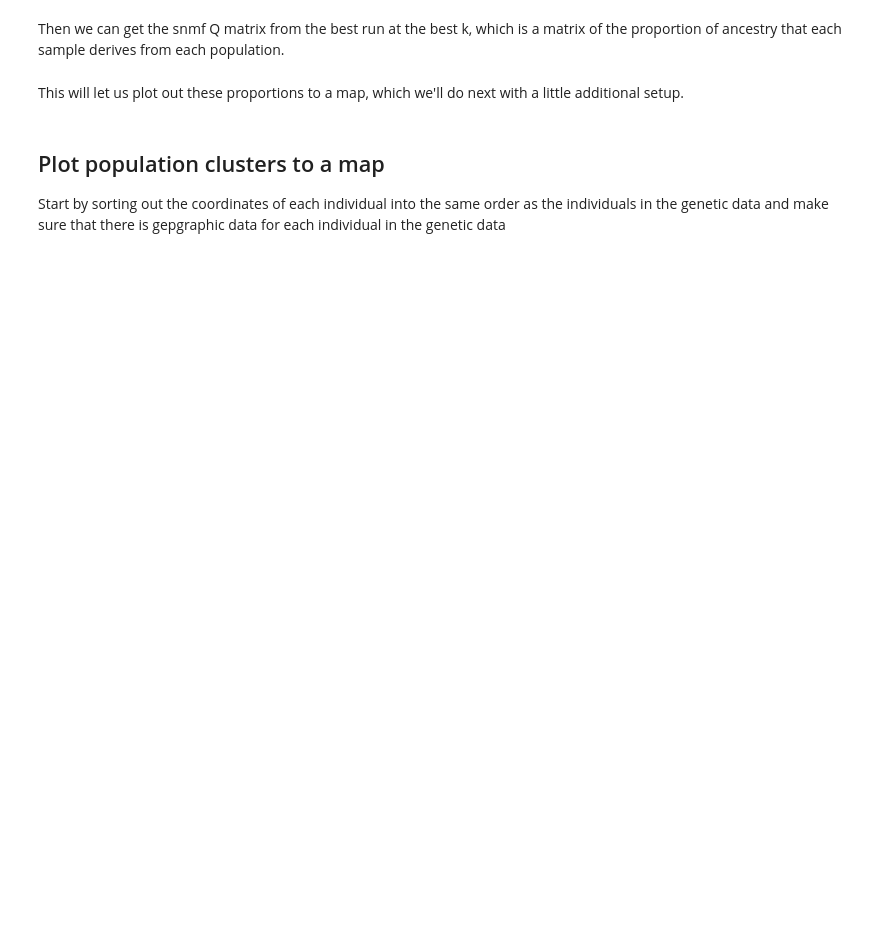
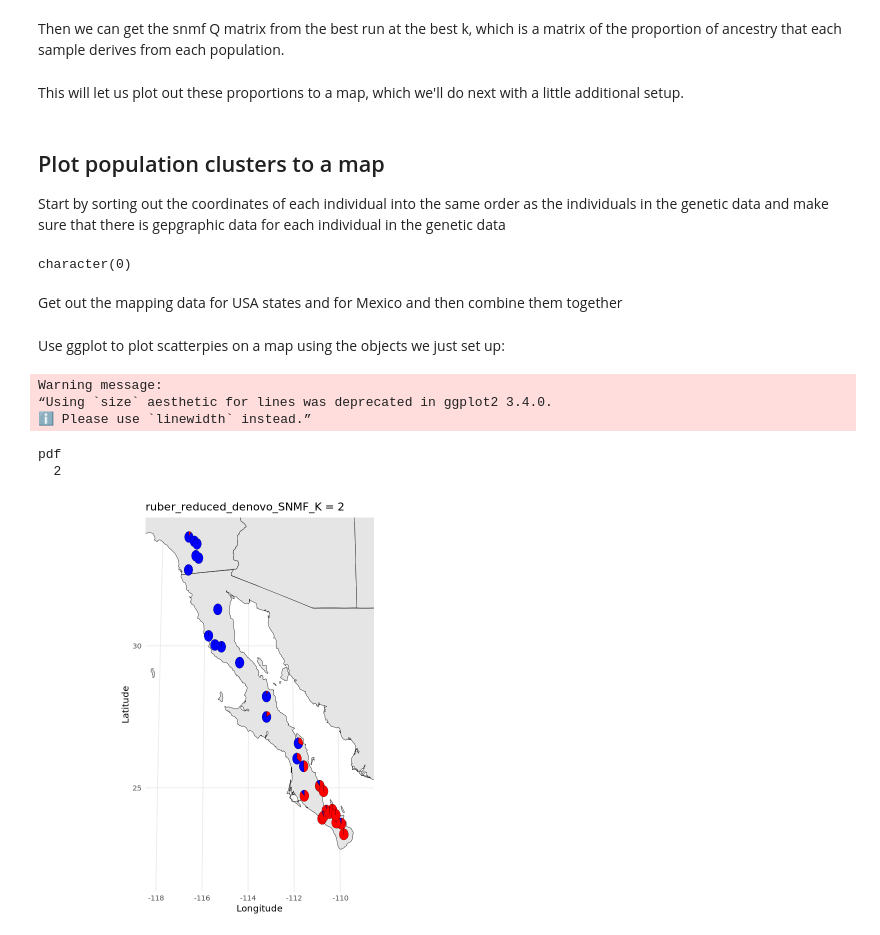
Before and after one commit to wyoibc/RADseq_cloud_learn, a Jupyter notebook: popstructR.ipynb, the cells around one changed output. Cells and saved outputs as stored; diff of their text form; code cells hidden in the pictures; blank space fills up the shorter version.

```diff
--- a/popstructR.ipynb
+++ b/popstructR.ipynb
@@ -253,7 +284,7 @@ Start by sorting out the coordinates of each individual into the same order as t
 # %%
 # Get individual names for the genetic data from the vcf file, read in as gendata above - individuals will be in the same order in all genetic data files output by ipyrad
 
-
+ind_names <- rownames(gendata@tab)
 
 ind_names[which(!ind_names %in% coords[,"Field.No."])] # check if there are any individuals not in the coordinates
 # match up the coordinates to the order of the individuals from snmf
@@ -262,5 +293,38 @@ snmf_coords<-coords[match_coords,]
 
 # get the coordinate and admix data into a single dataframe to plot out these proportions on a map
 for_pies <- cbind(snmf_coords, admix)
+# %% [output]
+character(0)
+# %% [markdown]
+Get out the mapping data for USA states and for Mexico and then combine them together
 # %%
-rownames(gendata@tab)
+states <- map_data("state") # US states data
+mex <- map_data("worldHires", "Mexico") # Mexico data
+mex$group <- mex$group + max(states$group) # have to do this to get rid of weird lines that show up otherwise because of groups in Mexico already being group numbers in states
+to_map <- rbind(states, mex) # combine these together
+# %% [markdown]
+Use ggplot to plot scatterpies on a map using the objects we just set up:
+# %%
+snmf_plot <- ggplot(to_map, aes(long, lat, group = group)) + # map out the US & Mexico
+  geom_polygon(data = to_map, fill = "grey90", color = "black", size = 0.2) + # make them polygons
+  geom_scatterpie(data = for_pies, aes(x=Longitude, y=Latitude, group = Field.No., r = 0.2), cols = grep("^V", colnames(for_pies), value = TRUE), size = 0.1) + # plot the pies - use grep to get the column names that start with V, these are the admix proportions
+  scale_fill_manual(values = colors_2) + # fill with the colors we defines above
+  guides(fill="none") + # get rid of the legend for admixture
+  theme_minimal() + # minimal theme
+  labs(title=paste0(basefile,"_SNMF_K = 2"), x ="Longitude", y = "Latitude") + # plot title and x & y labs
+  coord_map("moll", xlim=c(-118,-109), ylim=c(22,34)) # Mollweide projection and set bounds of plot
+
+print(snmf_plot)
+
+
+# For publication, write it to a pdf
+pdf(file=paste0(basefile,"_SNMF_plot.pdf"), width=10, height=10)
+print(snmf_plot)
+dev.off()
+# %% [output]
+Warning message:
+“Using `size` aesthetic for lines was deprecated in ggplot2 3.4.0.
+ℹ Please use `linewidth` instead.”
+pdf
+  2
+[figure, added]
```
Also changed, not shown: parts of 29 cells of this notebook.
